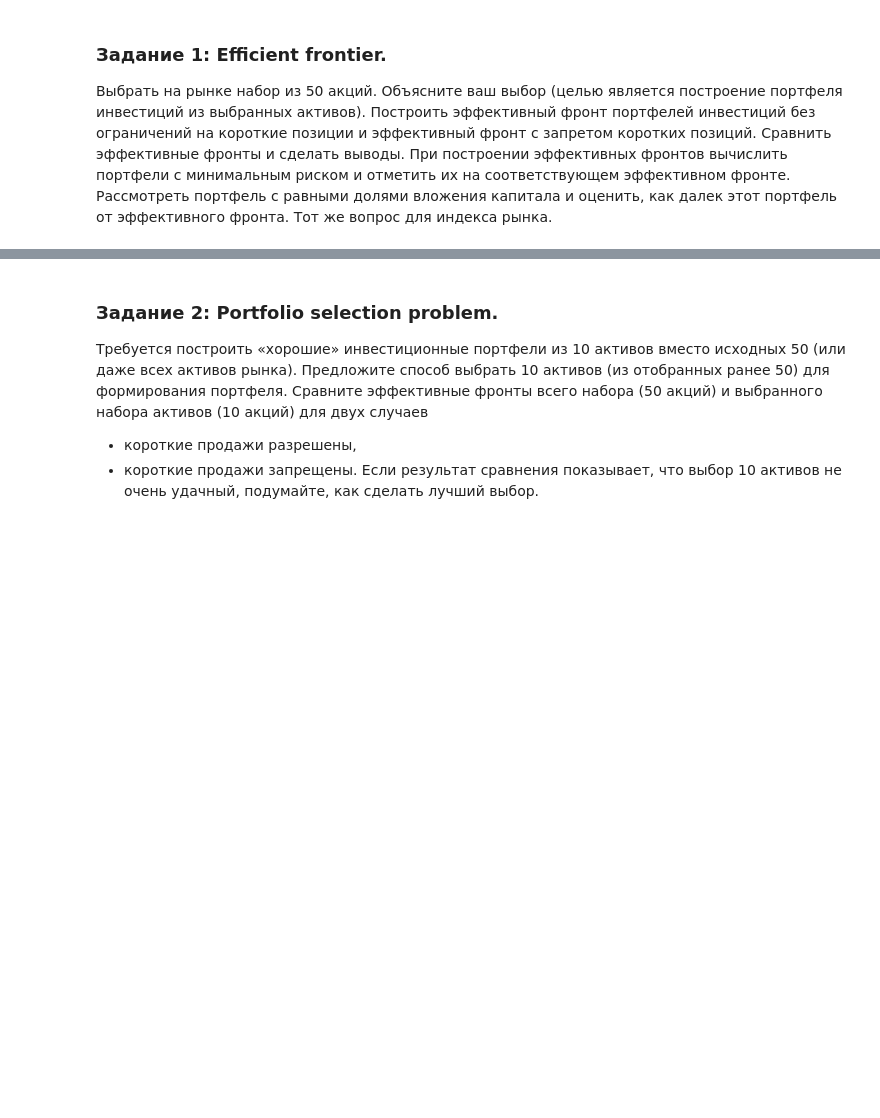
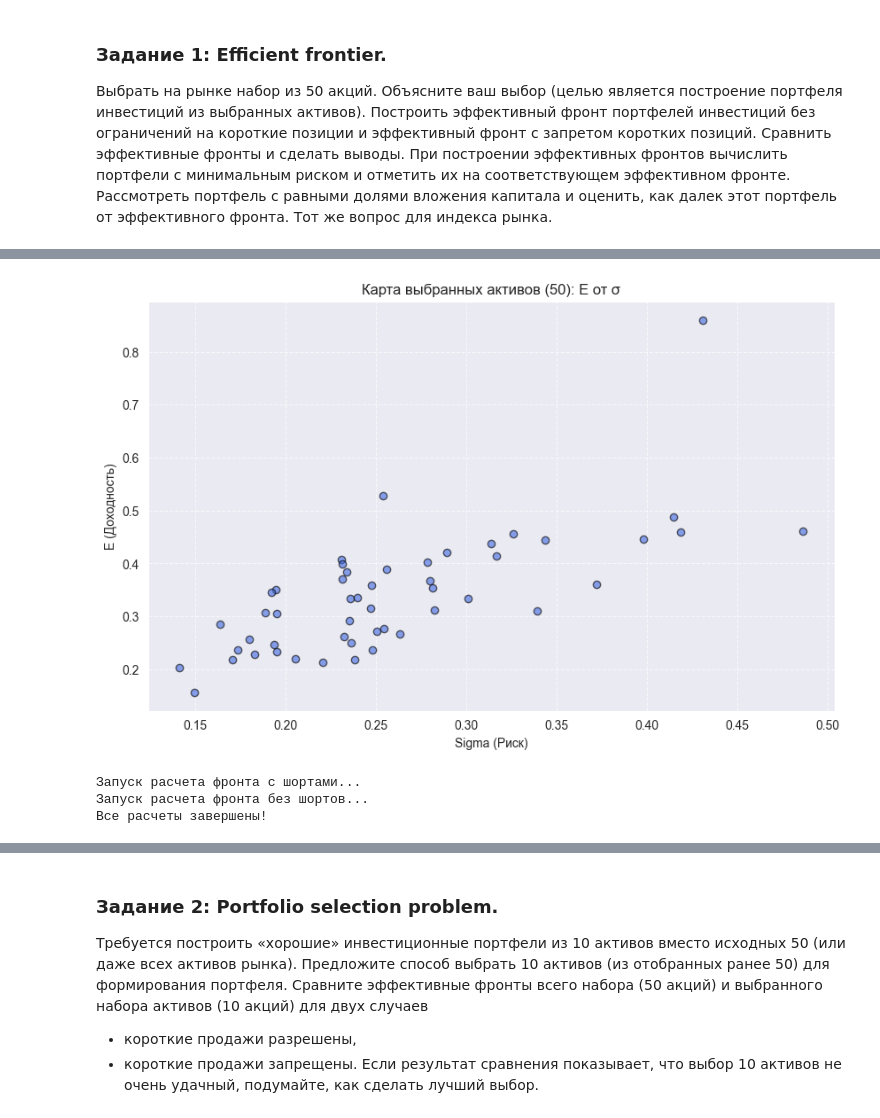
Before and after one commit to DmitriyHSE/Optimal-investment-portfolios, a Jupyter notebook: НИС_ДЗ_2.ipynb, the cells around one changed output, grey strips where cells are left out. Cells and saved outputs as stored; diff of their text form; code cells hidden in the pictures; blank space fills up the shorter version.

```diff
--- a/НИС_ДЗ_2.ipynb
+++ b/НИС_ДЗ_2.ipynb
@@ -173,3 +108,79 @@ print("Все расчеты завершены!")
+# %%
+def risk_porfolio(X, cov_matrix):
+    """Расчет риска портфеля (Standard Deviation)"""
+    return np.sqrt(np.dot(np.dot(X, cov_matrix), X.T))
+
+def optimize_portfolio(risk_func, mean_returns, cov_matrix, bounds, target_return=None):
+    """Универсальный оптимизатор для поиска портфеля"""
+    num_assets = len(mean_returns)
+    X = np.ones(num_assets) / num_assets # Начальное приближение (равные доли)
+
+    # Базовое ограничение: сумма весов = 1
+    constraints = [{'type': 'eq', 'fun': lambda X: np.sum(X) - 1.0}]
+
+    # Если задана целевая доходность, добавляем ограничение
+    if target_return is not None:
+        constraints.append({'type': 'eq', 'fun': lambda X: np.dot(X, mean_returns) - target_return})
+
+    result = minimize(risk_func, X, args=(cov_matrix,), method='SLSQP',
+                      constraints=constraints, bounds=bounds)
+    return result.x
+
+def plot_mean_var_map(df, x='Sigma', y='E', title='Карта активов'):
+    """Рисует карту всех акций без цветовой шкалы Шарпа"""
+    plt.figure(figsize=(10, 6))
+    # Убрали параметры 'c' и 'cmap', а также plt.colorbar()
+    plt.scatter(df[x], df[y], alpha=0.6, color='royalblue', edgecolors='black')
+    plt.xlabel('Sigma (Риск)')
+    plt.ylabel('E (Доходность)')
+    plt.title(title)
+    plt.grid(True, linestyle='--', alpha=0.7)
+
+plot_mean_var_map(stock_stat, title='Карта выбранных активов (50): E от σ')
+plt.show()
+
+# --- А) Эффективный фронт БЕЗ ограничений на шорты (Shorts Allowed) ---
+print("Запуск расчета фронта с шортами...")
+psigmas = []
+preturns = []
+bounds_short = tuple((None, None) for _ in range(len(mean_vec)))
+
+# Портфель мин. риска
+X_min_risk = optimize_portfolio(risk_porfolio, mean_vec, cov_matrix, bounds_short)
+min_risk = risk_porfolio(X_min_risk, cov_matrix)
+min_risk_preturn = np.dot(X_min_risk, mean_vec)
+
+# Цикл расчета целевых доходностей
+target_range = np.linspace(min_risk_preturn, mean_vec.max(), 50)
+for tr in target_range:
+    X = optimize_portfolio(risk_porfolio, mean_vec, cov_matrix, bounds_short, target_return=tr)
+    psigmas.append(risk_porfolio(X, cov_matrix))
+    preturns.append(np.dot(X, mean_vec))
+
+# --- Б) Эффективный фронт С ЗАПРЕТОМ шортов (No Shorts) ---
+print("Запуск расчета фронта без шортов...")
+psigmas_ns = []
+preturns_ns = []
+bounds_no_short = tuple((0.0, 1.0) for _ in range(len(mean_vec)))
+
+# Портфель мин. риска без шортов
+X_min_risk_ns = optimize_portfolio(risk_porfolio, mean_vec, cov_matrix, bounds_no_short)
+min_risk_ns = risk_porfolio(X_min_risk_ns, cov_matrix)
+min_risk_preturn_ns = np.dot(X_min_risk_ns, mean_vec)
+
+# Цикл расчета
+target_range_ns = np.linspace(min_risk_preturn_ns, mean_vec.max(), 50)
+for tr in target_range_ns:
+    X_ns = optimize_portfolio(risk_porfolio, mean_vec, cov_matrix, bounds_no_short, target_return=tr)
+    psigmas_ns.append(risk_porfolio(X_ns, cov_matrix))
+    preturns_ns.append(np.dot(X_ns, mean_vec))
+
+print("Все расчеты завершены!")
+# %% [output]
+[figure, added]
+Запуск расчета фронта с шортами...
+Запуск расчета фронта без шортов...
+Все расчеты завершены!
 # %%
 plt.figure(figsize=(14, 8))
 
```
Also changed, not shown: parts of 26 cells of this notebook.
